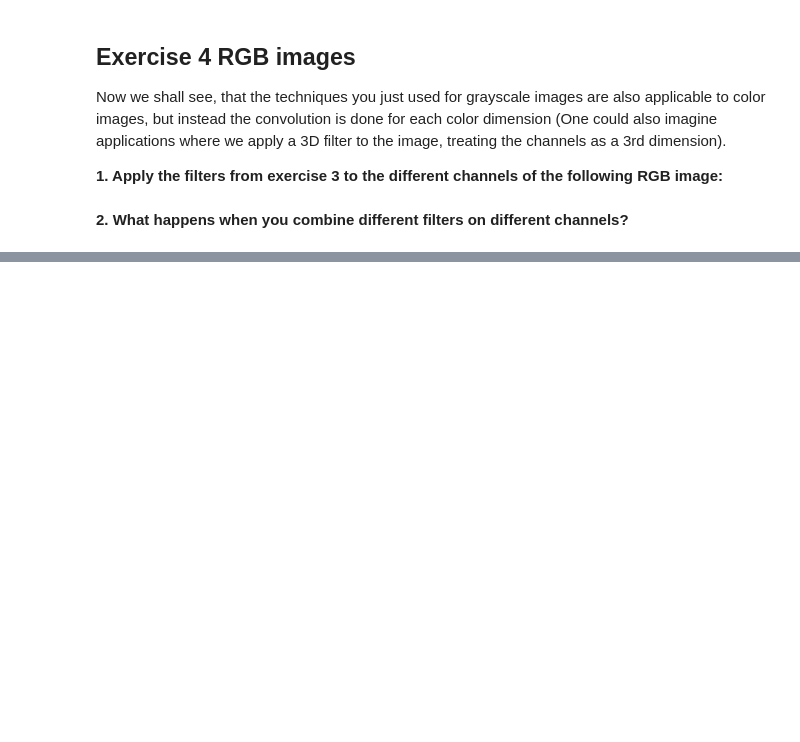
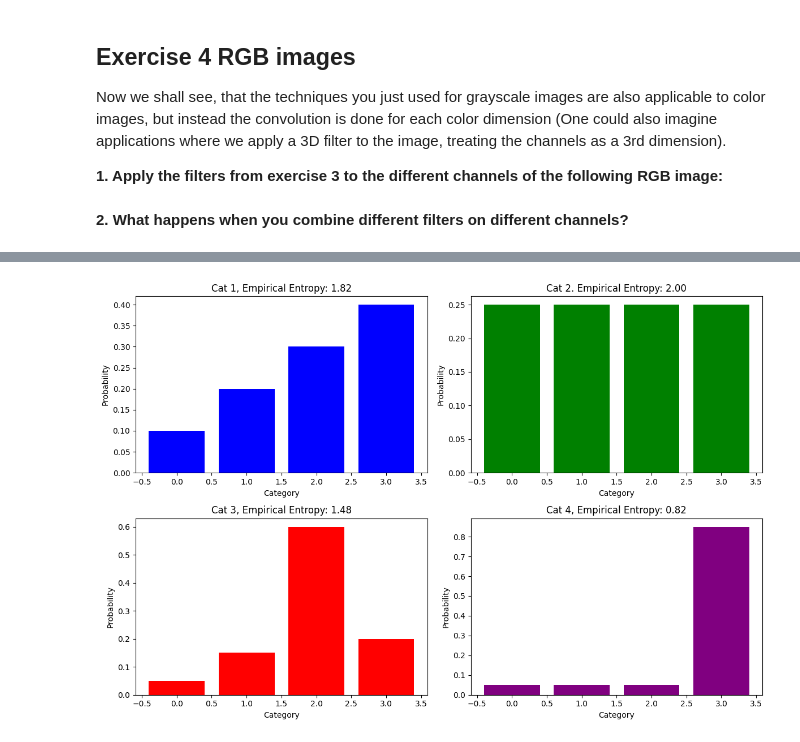
Before and after one commit to robinbraagaard/Signals-and-Data-Autumn-2024-student, a Jupyter notebook: week_2/ex_week_2.ipynb, the cells around one changed output, grey strips where cells are left out. Drawn from its saved outputs; the diff is of its cells as text; code cells hidden in the pictures; blank space fills up the shorter version.

```diff
--- a/week_2/ex_week_2.ipynb
+++ b/week_2/ex_week_2.ipynb
@@ -348,0 +396,52 @@ $\dots$
+# %%
+# Now calculate empirical entropy for a few different categorical distributions:
+
+import numpy as np
+import matplotlib.pyplot as plt
+
+# Define a few categorical distributions - Feel free to replace some of these with your own!
+cat1 = np.array([0.1, 0.2, 0.3, 0.4])  # 4 categories
+cat2 = np.array([0.25, 0.25, 0.25, 0.25])  # Uniform distribution
+cat3 = np.array([0.05, 0.15, 0.6, 0.2])  # Skewed towards category 3
+cat4 = np.array([0.05, 0.05, 0.05, 0.85])  # Dominated by category 4
+
+categories = np.arange(4)
+
+# Draw samples and calculate entropy
+cat_1_samples = np.random.choice(categories,size=1000, p=cat1)
+cat_2_samples = np.random.choice(categories,size=1000, p=cat2)
+cat_3_samples = np.random.choice(categories,size=1000, p=cat3)
+cat_4_samples = np.random.choice(categories,size=1000, p=cat4)
+
+cat_1_entropy = empirical_entropy(cat_1_samples)
+cat_2_entropy = empirical_entropy(cat_2_samples)
+cat_3_entropy = empirical_entropy(cat_3_samples)
+cat_4_entropy = empirical_entropy(cat_4_samples)
+
+fig, axs = plt.subplots(2, 2, figsize=(12, 8))
+
+axs[0, 0].bar(categories, cat1, color='b')
+axs[0, 0].set_title(f'Cat 1, Empirical Entropy: {cat_1_entropy:.2f}')
+axs[0, 0].set_xlabel('Category')
+axs[0, 0].set_ylabel('Probability')
+
+axs[0, 1].bar(categories, cat2, color='g')
+axs[0, 1].set_title(f'Cat 2. Empirical Entropy: {cat_2_entropy:.2f}')
+axs[0, 1].set_xlabel('Category')
+axs[0, 1].set_ylabel('Probability')
+
+axs[1, 0].bar(categories, cat3, color='r')
+axs[1, 0].set_title(f'Cat 3, Empirical Entropy: {cat_3_entropy:.2f}')
+axs[1, 0].set_xlabel('Category')
+axs[1, 0].set_ylabel('Probability')
+
+axs[1, 1].bar(categories, cat4, color='purple')
+axs[1, 1].set_title(f'Cat 4, Empirical Entropy: {cat_4_entropy:.2f}')
+axs[1, 1].set_xlabel('Category')
+axs[1, 1].set_ylabel('Probability')
+
+# Adjust layout and display the plot
+plt.tight_layout()
+plt.show()
+# %% [output]
+[figure, added]
```
Also changed, not shown: parts of 14 cells of this notebook, 1 other file.
